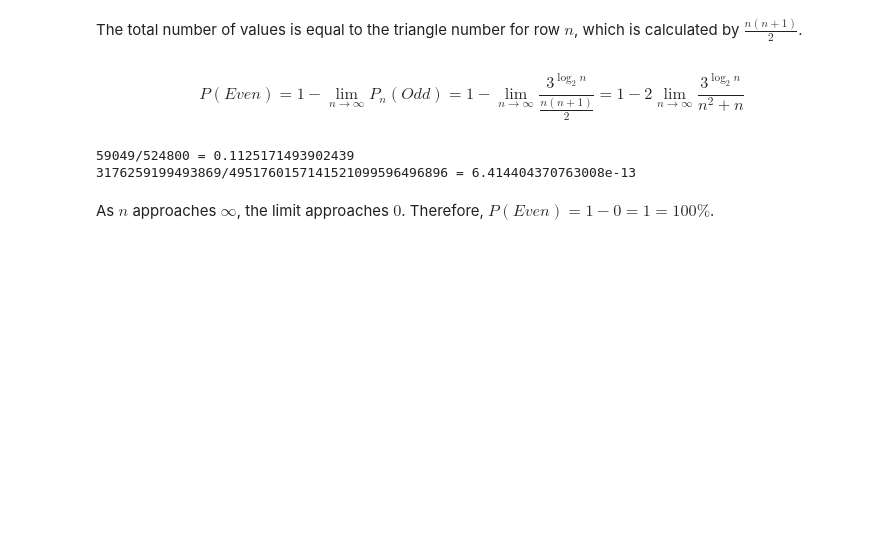
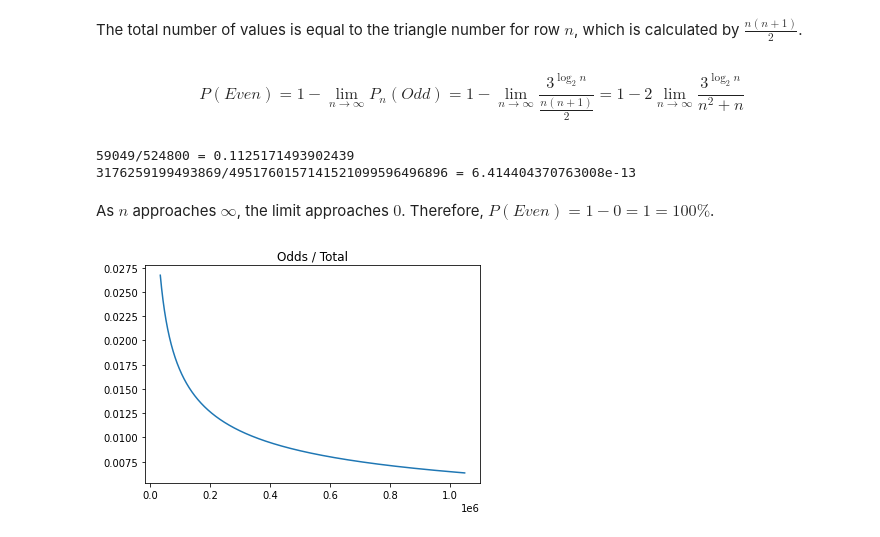
Before and after one commit to TheMikeste1/cse380-notebooks, a Jupyter notebook: 06_2_About_Deeper_Probability_Theory.ipynb, the cells around one changed output. Saved outputs shown, nothing was run; the diff lists cells and outputs as text; code cells hidden in the pictures; blank space fills up the shorter version.

Commit message:
Added graph

```diff
--- a/06_2_About_Deeper_Probability_Theory.ipynb
+++ b/06_2_About_Deeper_Probability_Theory.ipynb
@@ -230,3 +231,13 @@ print(frac, "=", float(frac))
 3176259199493869/4951760157141521099596496896 = 6.414404370763008e-13
 # %% [markdown]
 As $n$ approaches $\infty$, the limit approaches $0$. Therefore, $P(Even) = 1 - 0 = 1 = 100\%$.
+# %%
+    start = 2 ** 15
+    end = 2 ** 20
+    xs = list(range(start, end))
+    ys = [float(odds_over_total(x)) for x in xs]
+    plt.plot(xs, ys)
+    plt.title('Odds / Total')
+    plt.show()
+# %% [output]
+[figure, added]
```
Also changed, not shown: parts of 1 cell of this notebook.
